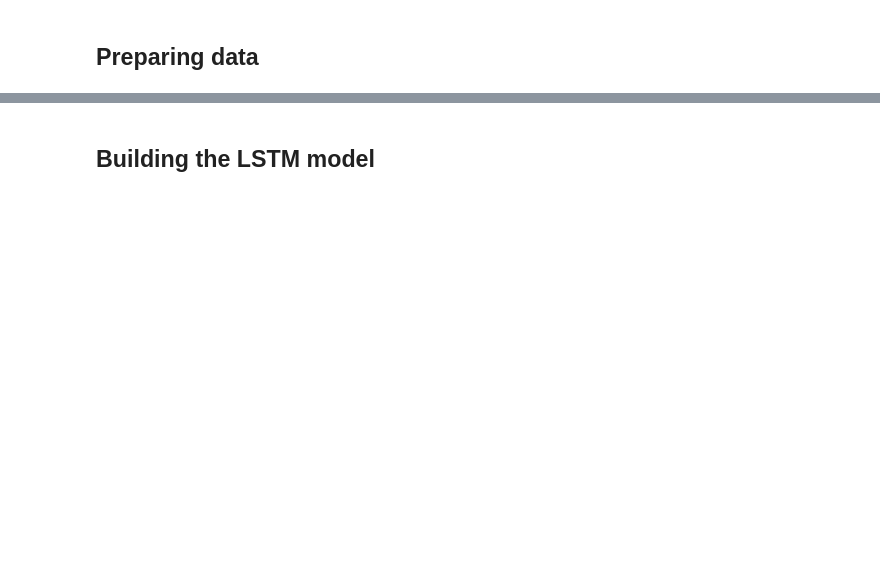
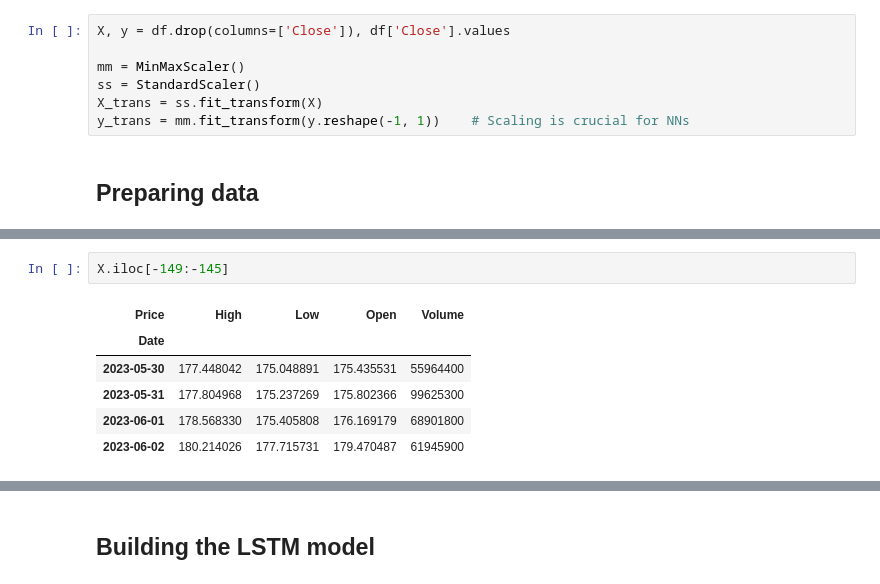
Before and after one commit to martinsandor707/Geometric_DataAnalysis, a Jupyter notebook: lstm.ipynb, the cells around one changed output, grey strips where cells are left out. Saved outputs shown, nothing was run; the diff lists cells and outputs as text; blank space fills up the shorter version.

```diff
--- a/lstm.ipynb
+++ b/lstm.ipynb
@@ -64,2 +56,9 @@ test_data = X[train_size:]
+# %%
+X, y = df.drop(columns=['Close']), df['Close'].values
+
+mm = MinMaxScaler()
+ss = StandardScaler()
+X_trans = ss.fit_transform(X)
+y_trans = mm.fit_transform(y.reshape(-1, 1))    # Scaling is crucial for NNs
 # %% [markdown]
 ## Preparing data
@@ -96,0 +162,9 @@ train_sequences[:5]
+# %%
+X.iloc[-149:-145]
+# %% [output]
+| Price | High | Low | Open | Volume |
+| Date |  |  |  |  |
+| 2023-05-30 | 177.448042 | 175.048891 | 175.435531 | 55964400 |
+| 2023-05-31 | 177.804968 | 175.237269 | 175.802366 | 99625300 |
+| 2023-06-01 | 178.568330 | 175.405808 | 176.169179 | 68901800 |
+| 2023-06-02 | 180.214026 | 177.715731 | 179.470487 | 61945900 |
```
Also changed, not shown: parts of 29 cells of this notebook, 1 other file.
